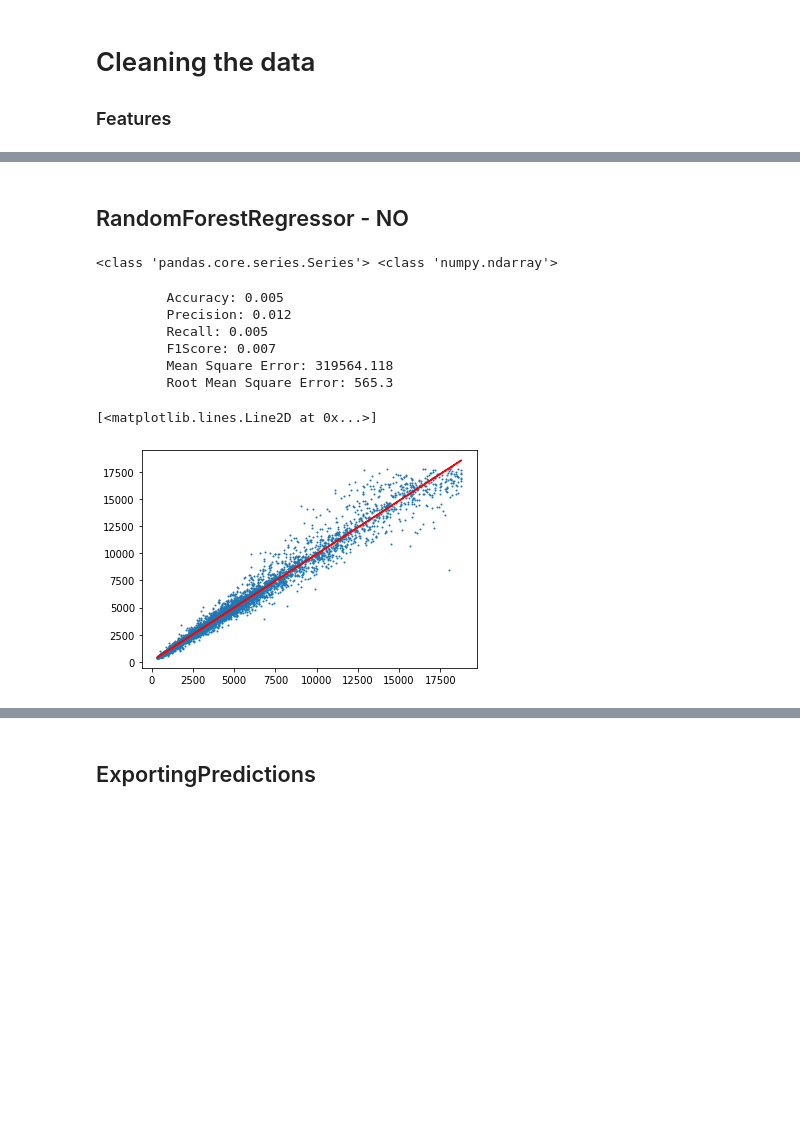
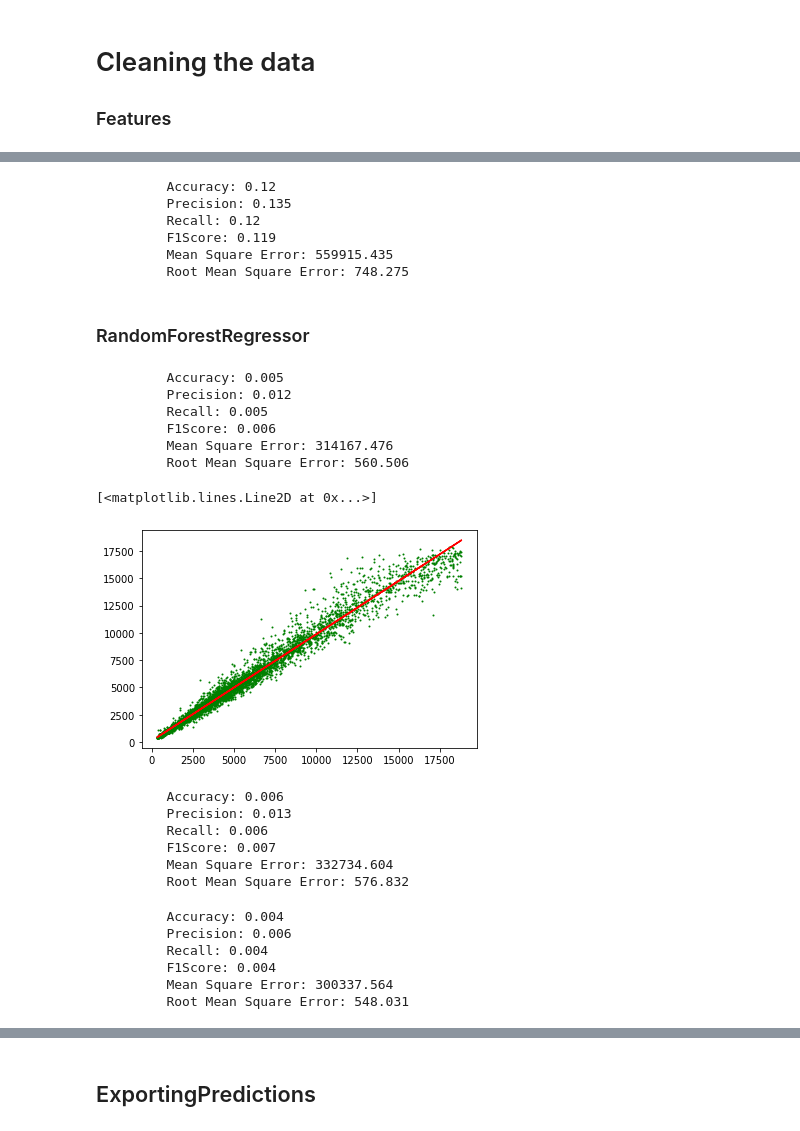
Before and after one commit to adrianacoca/Kaggle-Competition, a Jupyter notebook: Training Models.ipynb, the cells around one changed output, grey strips where cells are left out. Cells and saved outputs as stored; diff of their text form; code cells hidden in the pictures; blank space fills up the shorter version.

Commit message:
Regressor models tested

```diff
--- a/Training Models.ipynb
+++ b/Training Models.ipynb
@@ -402,5 +473,14 @@ printMetrics(y_test,y_pred)
+# %%
+printMetrics(y_test,y_pred)
+# %% [output]
+         Accuracy: 0.12
+         Precision: 0.135
+         Recall: 0.12
+         F1Score: 0.119
+         Mean Square Error: 559915.435
+         Root Mean Square Error: 748.275
 # %% [markdown]
-## RandomForestRegressor - NO
+### RandomForestRegressor
 # %%
 from sklearn.ensemble import RandomForestRegressor
 from sklearn.datasets import make_regression
@@ -412,23 +492,51 @@ csv
 X_train, X_test, y_train, y_test = split(csv)
 y_pred = fitModel(RandomForestRegressor(random_state=0))
 y_pred = y_pred.round()
-print(type(y_test),type(y_pred))
+printMetrics(y_test,y_pred)
 # %% [output]
-<class 'pandas.core.series.Series'> <class 'numpy.ndarray'>
+         Accuracy: 0.005
+         Precision: 0.012
+         Recall: 0.005
+         F1Score: 0.006
+         Mean Square Error: 314167.476
+         Root Mean Square Error: 560.506
-# %%
-printMetrics(y_test,y_pred)
-# %% [output]
-         Accuracy: 0.005
-         Precision: 0.012
-         Recall: 0.005
-         F1Score: 0.007
-         Mean Square Error: 319564.118
-         Root Mean Square Error: 565.3
 # %%
-plt.scatter(y_test,y_pred, s=1)
+plt.scatter(y_test,y_pred, s=1, c = "g")
 
 m, b = np.polyfit(y_test,y_pred, 1)
 plt.plot(y_test, m*y_test + b, color = "r")
 # %% [output]
 [<matplotlib.lines.Line2D at 0x...>]
-[figure, old version]
+[figure, new version]
+# %%
+#Features_1
+
+csv = train_clean[features_1]
+csv
+X_train, X_test, y_train, y_test = split(csv)
+y_pred = fitModel(RandomForestRegressor(random_state=0))
+y_pred = y_pred.round()
+printMetrics(y_test,y_pred)
+# %% [output]
+         Accuracy: 0.006
+         Precision: 0.013
+         Recall: 0.006
+         F1Score: 0.007
+         Mean Square Error: 332734.604
+         Root Mean Square Error: 576.832
+# %%
+#Features_3
+
+csv = train_clean[features_3]
+csv
+X_train, X_test, y_train, y_test = split(csv)
+y_pred = fitModel(RandomForestRegressor(random_state=0))
+y_pred = y_pred.round()
+printMetrics(y_test,y_pred)
+# %% [output]
+         Accuracy: 0.004
+         Precision: 0.006
+         Recall: 0.004
+         F1Score: 0.004
+         Mean Square Error: 300337.564
+         Root Mean Square Error: 548.031
```
Also changed, not shown: parts of 48 cells of this notebook, 11 other files.
